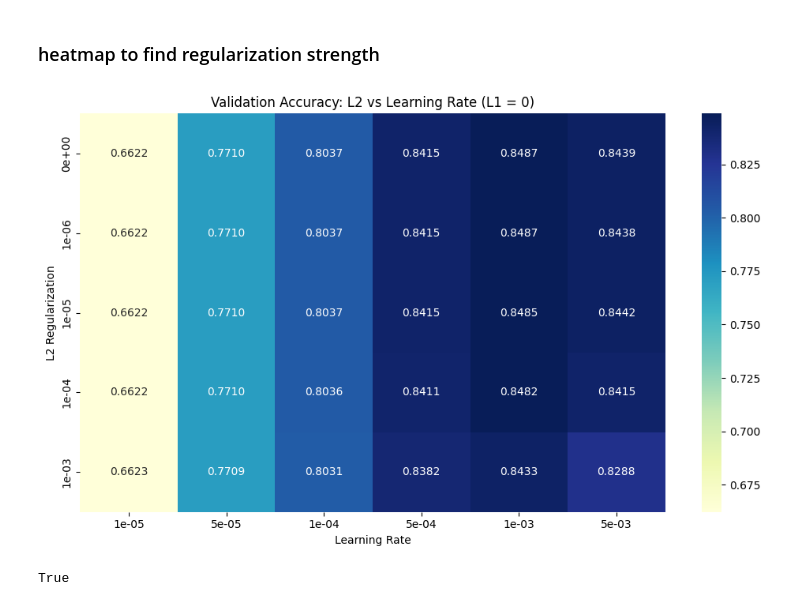
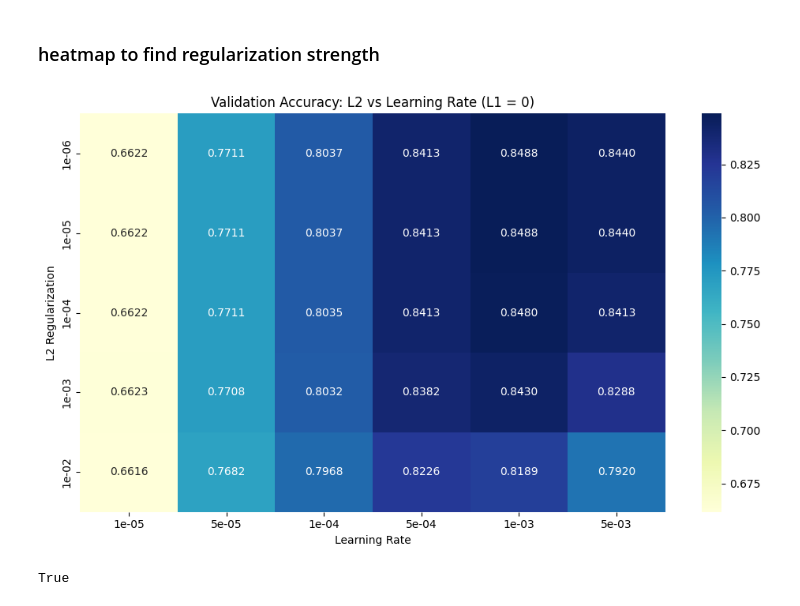
Before and after one commit to Salekin-13/intro-to-ml-basics, a Jupyter notebook: test_book.ipynb, the cells around one changed output. Drawn from its saved outputs; the diff is of its cells as text; code cells hidden in the pictures.

```diff
--- a/test_book.ipynb
+++ b/test_book.ipynb
@@ -144,9 +144,9 @@ from tensorflow.keras import regularizers
 
 # Define ranges
 #l1_values = [0.0, 1e-6, 1e-5, 1e-4, 1e-3]
-l1_fixed = 0
+l1_fixed = 1e-5
 learning_rates = [1e-5, 5e-5, 1e-4, 5e-4, 1e-3, 5e-3]
-l2_values = [0.0, 1e-6, 1e-5, 1e-4, 1e-3]
+l2_values = [1e-6, 1e-5, 1e-4, 1e-3, 1e-2]
 
 # Initialize accuracy matrix
 val_accuracies = np.zeros((len(l2_values), len(learning_rates)))
@@ -154,34 +154,34 @@ val_accuracies = np.zeros((len(l2_values), len(learning_rates)))
 # Sweep
 for i, l2 in enumerate(tqdm(l2_values, desc="L2 Sweep")):
     for j, lr in enumerate(learning_rates):
         # Build model
         model = LogReg(input_shape=input_shape, num_classes=num_classes, seed_value=seed_value)
         model.tfLogReg(reg_type='elastic', alpha=l1_fixed, beta=l2, learning_rate=lr)
 
         # Train briefly
         history = model.tf_model.fit(
             train_data,
             validation_data=val_data,
             epochs=3,
             verbose=0
         )
 
         val_accuracies[i, j] = history.history['val_accuracy'][-1]
 
 
 # Plot heatmap
 plt.figure(figsize=(10, 6))
 sns.heatmap(val_accuracies, annot=True, fmt=".4f",
             xticklabels=[f"{lr:.0e}" for lr in learning_rates],
             yticklabels=[f"{l2:.0e}" for l2 in l2_values],
             cmap="YlGnBu")
 plt.xlabel("Learning Rate")
 plt.ylabel("L2 Regularization")
 plt.title("Validation Accuracy: L2 vs Learning Rate (L1 = 0)")
 plt.tight_layout()
 plt.show()
 # %% [output]
-[figure, old version]
+[figure, new version]
 # %%
 (1e-2+1e-3)/2 == 5.5e-3
 # %% [output]
```
Also changed, not shown: parts of 9 cells of this notebook, 1 other file.
